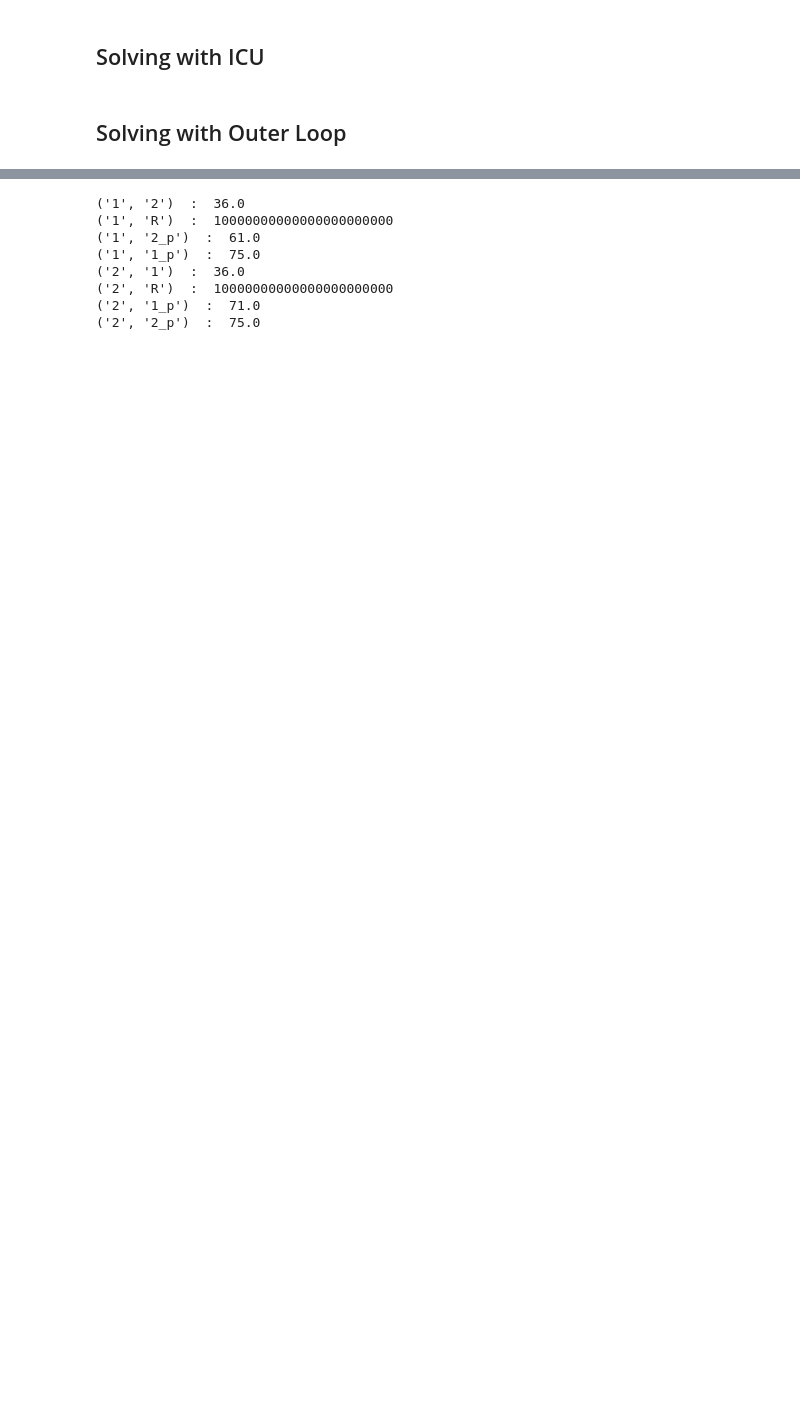
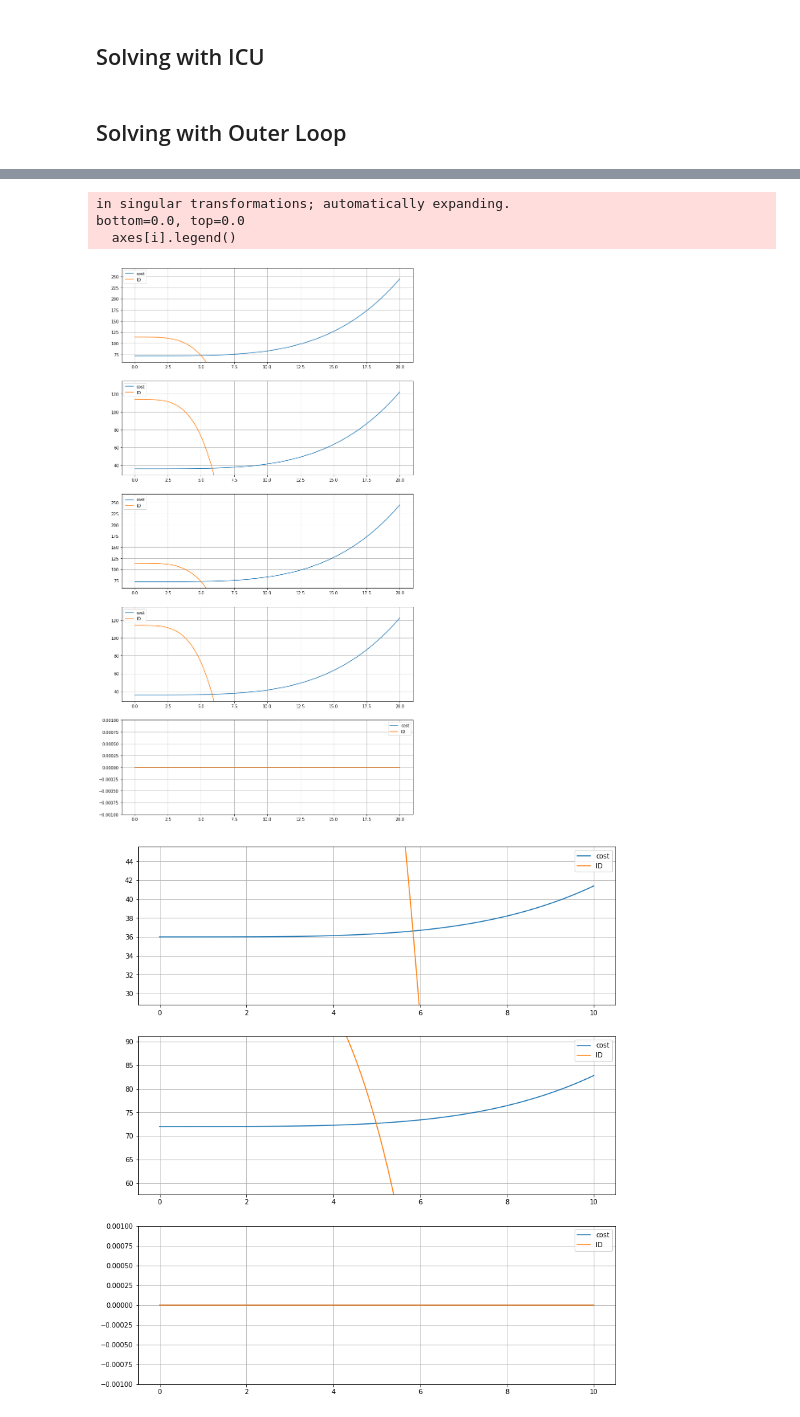
Before and after one commit to LucasFuentesValenzuela/ICU, a Jupyter notebook: notebooks/20200117 Tests on larger graphs_v1.ipynb, the cells around one changed output, grey strips where cells are left out. Drawn from its saved outputs; the diff is of its cells as text; code cells hidden in the pictures; blank space fills up the shorter version.

```diff
--- a/notebooks/20200117 Tests on larger graphs_v1.ipynb
+++ b/notebooks/20200117 Tests on larger graphs_v1.ipynb
@@ -96,0 +119,4 @@ compare_final(G_icu,G_FW,'cost')
+# %%
+path='Data/3Nodes/'
+# %%
+G_0, OD = construct_graph(path)
@@ -130,11 +259,0 @@ print_final_cost(G_icu)
-# %%
-print_final_cost(G_FW)
-# %% [output]
-('1', '2')  :  36.0
-('1', 'R')  :  10000000000000000000000
-('1', '2_p')  :  61.0
-('1', '1_p')  :  75.0
-('2', '1')  :  36.0
-('2', 'R')  :  10000000000000000000000
-('2', '1_p')  :  71.0
-('2', '2_p')  :  75.0
@@ -140,0 +262,10 @@ print_final_cost(G_FW)
+# %%
+plot_cost_all_path(G_0, OD, '1', '1_p')
+
+plot_cost_all_path(G_0, OD, '2', '2_p')
+# %% [output]
+in singular transformations; automatically expanding.
+bottom=0.0, top=0.0
+  axes[i].legend()
+[figure, added]
+[figure, added]
```
Also changed, not shown: parts of 31 cells of this notebook, 10 other files.
